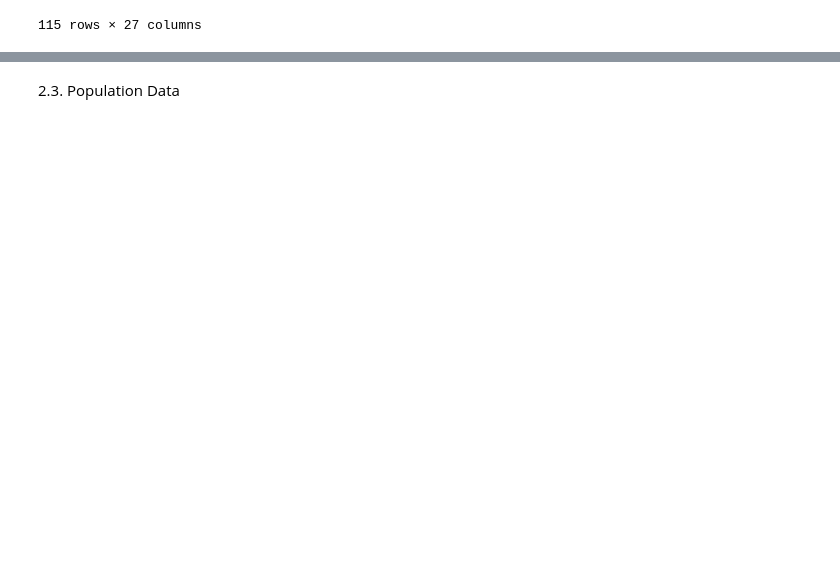
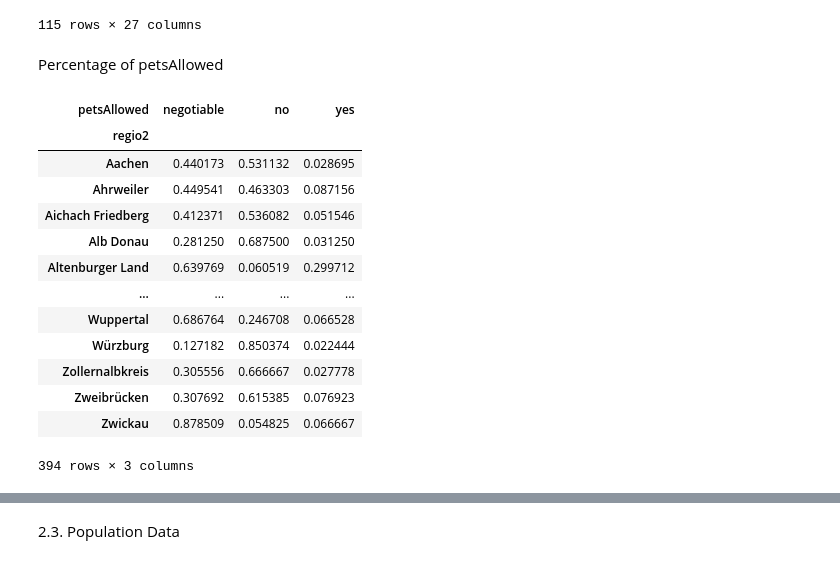
Before and after one commit to reemakk/group-3, a Jupyter notebook: Just_Data_w_Notes.ipynb, the cells around one changed output, grey strips where cells are left out. Drawn from its saved outputs; the diff is of its cells as text; code cells hidden in the pictures; blank space fills up the shorter version.

Commit message:
petsAllowed addition

```diff
--- a/Just_Data_w_Notes.ipynb
+++ b/Just_Data_w_Notes.ipynb
@@ -971,3 +974,26 @@ uni_cities
 | 113 | 2075 | 876 | University of Osnabrück | Germany | 54 | 367 | 218 | ... |
 | 114 | 2101 | 902 | University of Mannheim | Germany | 55 | 367 | 218 | ... |
 115 rows × 27 columns
+# %% [markdown]
+Percentage of petsAllowed
+# %%
+#Getting the wanted values grouped by cities:
+petsAllowed=app_city["petsAllowed"].value_counts(normalize=True).to_frame()
+petsAllowed = petsAllowed.unstack(level=1).fillna(0)
+petsAllowed.columns = petsAllowed.columns.droplevel(0)
+petsAllowed#[["negotiable", "no", "yes"]].sum(axis="columns").value_counts()
+# %% [output]
+| petsAllowed | negotiable | no | yes |
+| regio2 |  |  |  |
+| Aachen | 0.440173 | 0.531132 | 0.028695 |
+| Ahrweiler | 0.449541 | 0.463303 | 0.087156 |
+| Aichach Friedberg | 0.412371 | 0.536082 | 0.051546 |
+| Alb Donau | 0.281250 | 0.687500 | 0.031250 |
+| Altenburger Land | 0.639769 | 0.060519 | 0.299712 |
+| ... | ... | ... | ... |
+| Wuppertal | 0.686764 | 0.246708 | 0.066528 |
+| Würzburg | 0.127182 | 0.850374 | 0.022444 |
+| Zollernalbkreis | 0.305556 | 0.666667 | 0.027778 |
+| Zweibrücken | 0.307692 | 0.615385 | 0.076923 |
+| Zwickau | 0.878509 | 0.054825 | 0.066667 |
+394 rows × 3 columns
```
Also changed, not shown: parts of 14 cells of this notebook.
